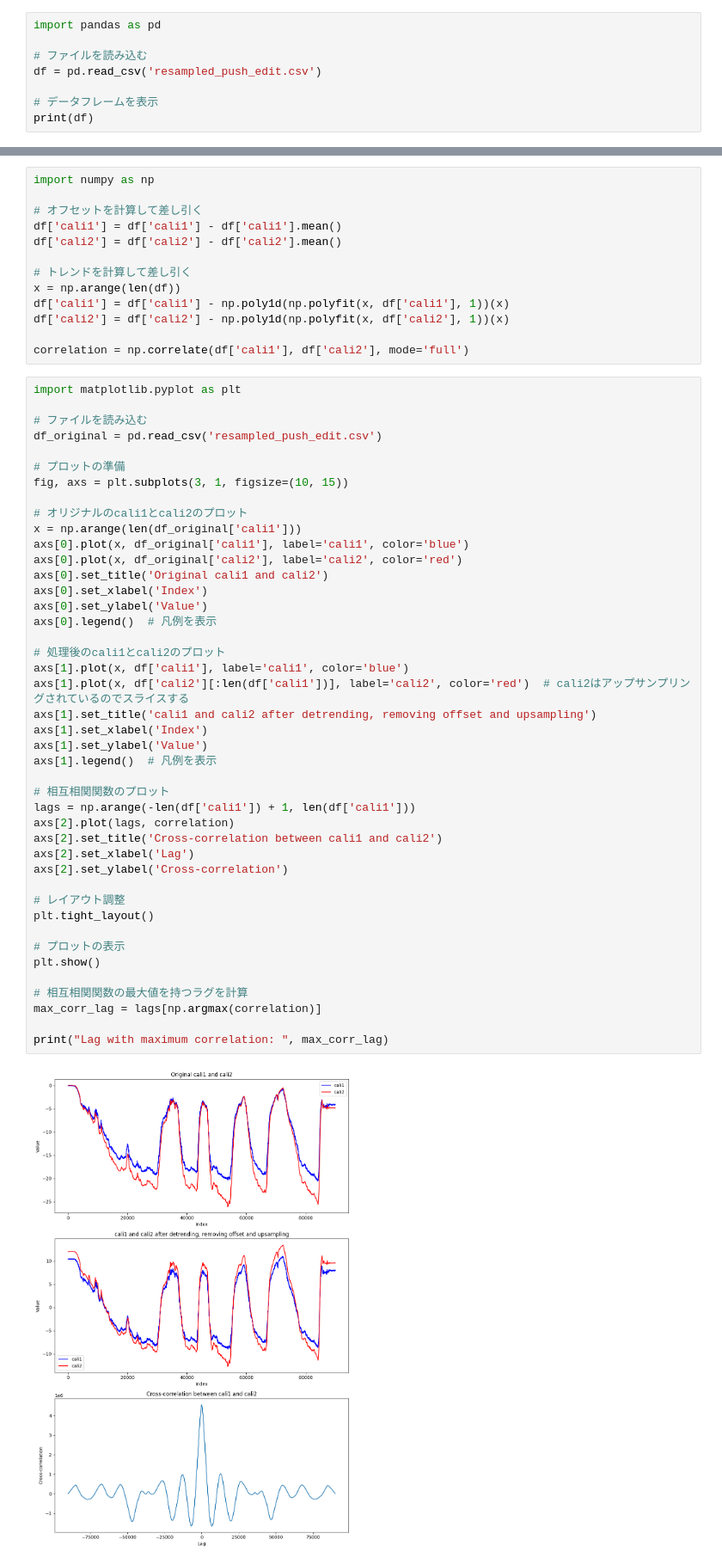
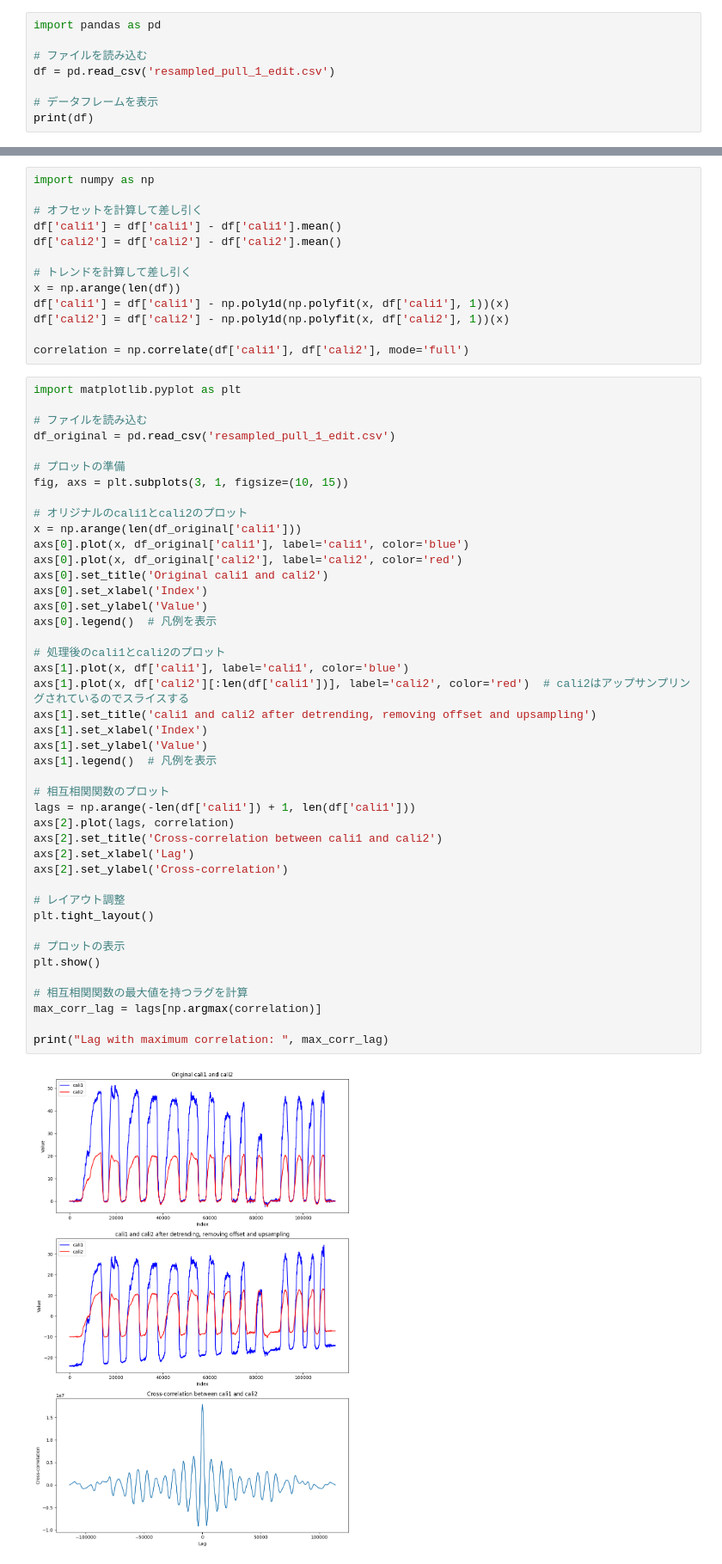
Before and after one commit to parkjhun00/Force_visualization, a Jupyter notebook: calibration/correlation.ipynb, the cells around one changed output, grey strips where cells are left out. Shown at 86% size. Drawn from its saved outputs; the diff is of its cells as text.

Commit message:
Correlation 修正 up&down sampling 修正 plotting 範囲、線形回帰修正

```diff
--- a/calibration/correlation.ipynb
+++ b/calibration/correlation.ipynb
@@ -2,7 +2,7 @@
 import pandas as pd
 
 # ファイルを読み込む
-df = pd.read_csv('resampled_push_edit.csv')
+df = pd.read_csv('resampled_pull_1_edit.csv')
 
 # データフレームを表示
 print(df)
@@ -38,7 +38,7 @@ correlation = np.correlate(df['cali1'], df['cali2'], mode='full')
 import matplotlib.pyplot as plt
 
 # ファイルを読み込む
-df_original = pd.read_csv('resampled_push_edit.csv')
+df_original = pd.read_csv('resampled_pull_1_edit.csv')
 
 # プロットの準備
 fig, axs = plt.subplots(3, 1, figsize=(10, 15))
@@ -51,33 +51,33 @@ axs[0].set_title('Original cali1 and cali2')
 axs[0].set_xlabel('Index')
 axs[0].set_ylabel('Value')
 axs[0].legend()  # 凡例を表示
 
 # 処理後のcali1とcali2のプロット
 axs[1].plot(x, df['cali1'], label='cali1', color='blue')
 axs[1].plot(x, df['cali2'][:len(df['cali1'])], label='cali2', color='red')  # cali2はアップサンプリングされているのでスライスする
 axs[1].set_title('cali1 and cali2 after detrending, removing offset and upsampling')
 axs[1].set_xlabel('Index')
 axs[1].set_ylabel('Value')
 axs[1].legend()  # 凡例を表示
 
 # 相互相関関数のプロット
 lags = np.arange(-len(df['cali1']) + 1, len(df['cali1']))
 axs[2].plot(lags, correlation)
 axs[2].set_title('Cross-correlation between cali1 and cali2')
 axs[2].set_xlabel('Lag')
 axs[2].set_ylabel('Cross-correlation')
 
 # レイアウト調整
 plt.tight_layout()
 
 # プロットの表示
 plt.show()
 
 # 相互相関関数の最大値を持つラグを計算
 max_corr_lag = lags[np.argmax(correlation)]
 
 print("Lag with maximum correlation: ", max_corr_lag)
 # %% [output]
-[figure, old version]
+[figure, new version]
 Lag with maximum correlation:  0
 # %% [markdown]
```
Also changed, not shown: parts of 2 cells of this notebook, 2 other files.
